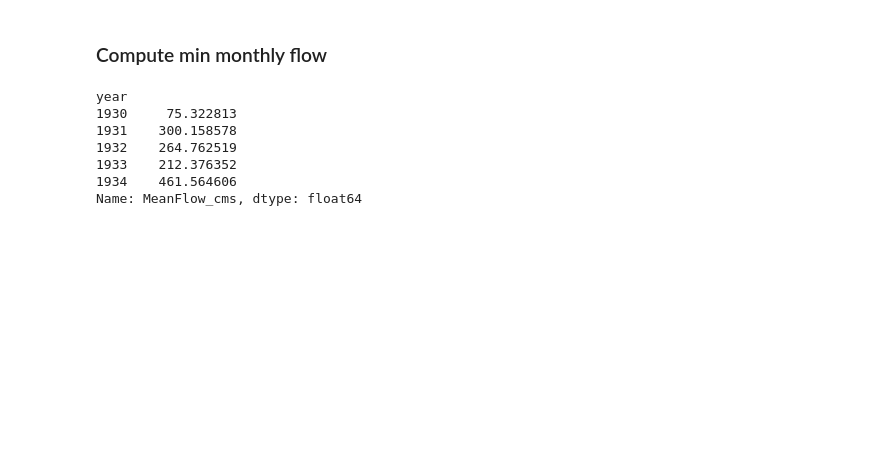
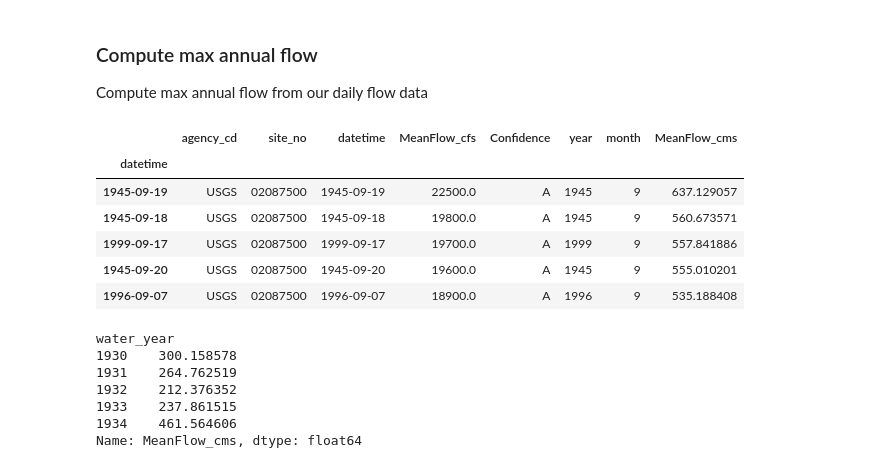
Before and after one commit to johnpfay/Water-Data-Bootcamp, a Jupyter notebook: 1_StreamFlow/Python/03-Flood-Frequency-Analysis.ipynb, the cells around one changed output. Drawn from its saved outputs; the diff is of its cells as text; code cells hidden in the pictures; blank space fills up the shorter version.

Commit message:
Updates to Python water flow notebooks

```diff
--- a/1_StreamFlow/Python/03-Flood-Frequency-Analysis.ipynb
+++ b/1_StreamFlow/Python/03-Flood-Frequency-Analysis.ipynb
@@ -10,9 +10,10 @@ import seaborn as sns
 #Import the streamflow data CSV and format columns
 df=pd.read_csv('GageData.csv',dtype={'site_no':'str'},parse_dates=['datetime'])
 # %%
-#Add year and month columns
+#Add year, month, and water_year columns
 df['year'] = df['datetime'].map(lambda x: x.year)
 df['month'] = df['datetime'].map(lambda x: x.month)
+df['water_year'] = df['datetime'].apply(lambda x: x.year if x.month >= 10 else x.year - 1)
 # %%
 #Compute flow in cms
 df['MeanFlow_cms'] = df['MeanFlow_cfs'] * 0.028316847
@@ -23,18 +24,29 @@ df.index = df.datetime
 #Create data slices for pre- and post-Falls Lake
 dfPre = df[:'1980-01-01']
 dfPost = df['1983-12-31':]
-# %% [markdown]
-### Compute min monthly flow
+# %% [markdown]
+### Compute max annual flow
+Compute max annual flow from our daily flow data
+# %%
+df.sort_values(by='MeanFlow_cms',ascending=False).head()
+# %% [output]
+|  | agency_cd | site_no | datetime | MeanFlow_cfs | Confidence | year | month | MeanFlow_cms |
+| datetime |  |  |  |  |  |  |  |  |
+| 1945-09-19 | USGS | 02087500 | 1945-09-19 | 22500.0 | A | 1945 | 9 | 637.129057 |
+| 1945-09-18 | USGS | 02087500 | 1945-09-18 | 19800.0 | A | 1945 | 9 | 560.673571 |
+| 1999-09-17 | USGS | 02087500 | 1999-09-17 | 19700.0 | A | 1999 | 9 | 557.841886 |
+| 1945-09-20 | USGS | 02087500 | 1945-09-20 | 19600.0 | A | 1945 | 9 | 555.010201 |
+| 1996-09-07 | USGS | 02087500 | 1996-09-07 | 18900.0 | A | 1996 | 9 | 535.188408 |
 # %%
-#Group data on month
-byMonth = df.groupby('year')
-dfMaxAnnual = byMonth['MeanFlow_cms'].max()
+#Group data on water_year
+byYear = df.groupby('water_year')
+dfMaxAnnual = byYear['MeanFlow_cms'].max()
 dfMaxAnnual.head()
 # %% [output]
-year
-1930     75.322813
-1931    300.158578
-1932    264.762519
-1933    212.376352
+water_year
+1930    300.158578
+1931    264.762519
+1932    212.376352
+1933    237.861515
 1934    461.564606
 Name: MeanFlow_cms, dtype: float64
```
Also changed, not shown: parts of 6 cells of this notebook, 1 other file.
